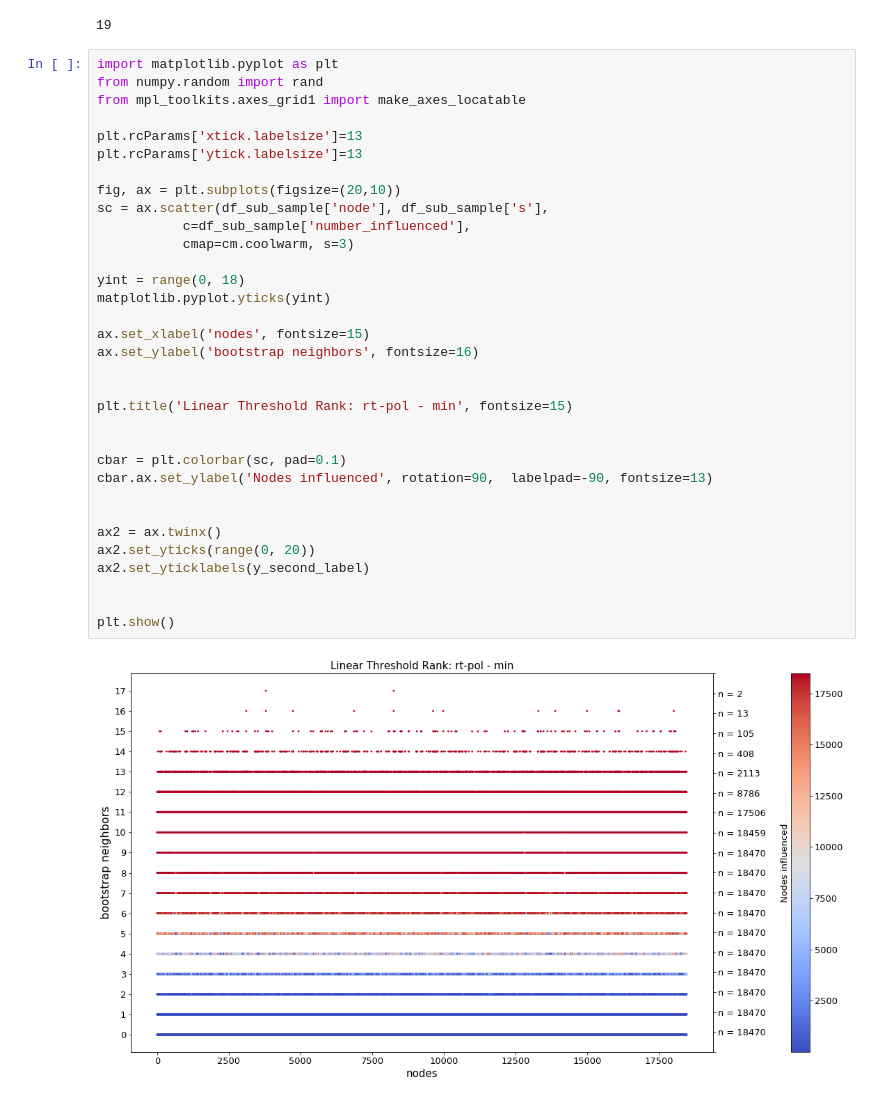
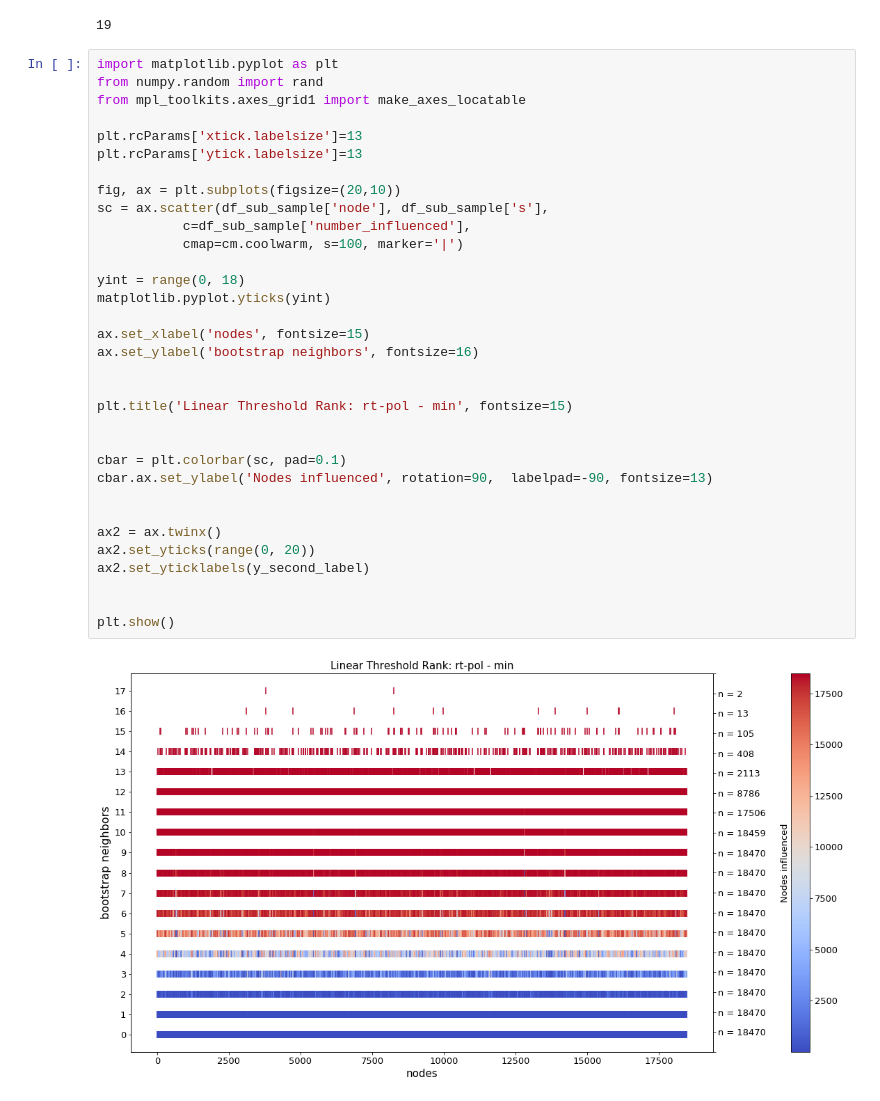
Before and after one commit to GCantergiani/ltc_ltr, a Jupyter notebook: postprocessing/rt-pol/max_visualization.ipynb, the cells around one changed output. Drawn from its saved outputs; the diff is of its cells as text.

Commit message:
change markers and size

```diff
--- a/postprocessing/rt-pol/max_visualization.ipynb
+++ b/postprocessing/rt-pol/max_visualization.ipynb
@@ -100,32 +100,32 @@ from numpy.random import rand
 from mpl_toolkits.axes_grid1 import make_axes_locatable
 
 plt.rcParams['xtick.labelsize']=13
 plt.rcParams['ytick.labelsize']=13
 
 fig, ax = plt.subplots(figsize=(20,10))
 sc = ax.scatter(df_sub_sample['node'], df_sub_sample['s'],
            c=df_sub_sample['number_influenced'],
-           cmap=cm.coolwarm, s=3)
+           cmap=cm.coolwarm, s=100, marker='|')
 
 yint = range(0, 18)
 matplotlib.pyplot.yticks(yint)
 
 ax.set_xlabel('nodes', fontsize=15)
 ax.set_ylabel('bootstrap neighbors', fontsize=16)
 
 
 plt.title('Linear Threshold Rank: rt-pol - min', fontsize=15)
 
 
 cbar = plt.colorbar(sc, pad=0.1)
 cbar.ax.set_ylabel('Nodes influenced', rotation=90,  labelpad=-90, fontsize=13)
 
 
 ax2 = ax.twinx()
 ax2.set_yticks(range(0, 20))
 ax2.set_yticklabels(y_second_label)
 
 
 plt.show()
 # %% [output]
-[figure, old version]
+[figure, new version]
```
Also changed, not shown: 2 other files.
